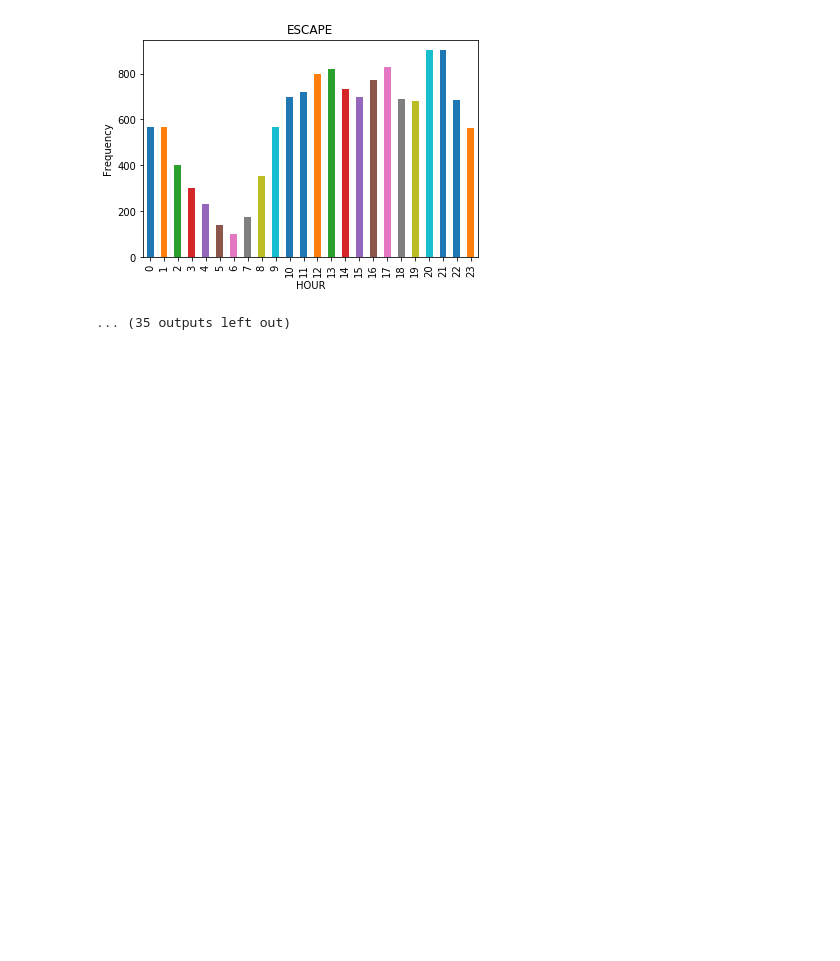
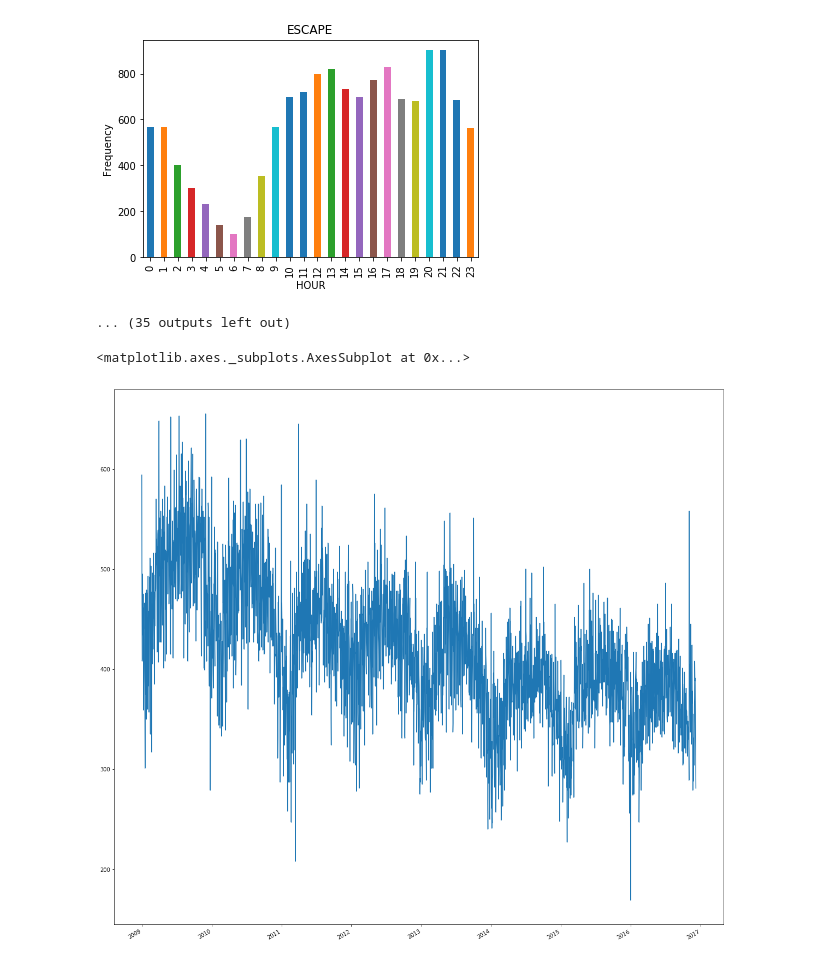
Before and after one commit to aanchalbansal/Data_analyzation, a Jupyter notebook: Detroit Crime Analysis.ipynb, the cells around one changed output. Cells and saved outputs as stored; diff of their text form; code cells hidden in the pictures; blank space fills up the shorter version.

```diff
--- a/Detroit Crime Analysis.ipynb
+++ b/Detroit Crime Analysis.ipynb
@@ -142,5 +153,13 @@ for i in df.CATEGORY.unique():
 # %%
 #df['DATE'],df['Time']=
 #x=df['INCIDENTDATE'].str.split(" ",expand=True)
-#df['DATE']=x[0]
+#df['DATE']=
+len(df['INCIDENTDATE'])
+df['DATE']=pd.to_datetime(df['INCIDENTDATE'])
 #df.DATE.value_counts().plot()
+# %%
+plt.figure(figsize=(20,20))
+df.DATE.value_counts().plot()
+# %% [output]
+<matplotlib.axes._subplots.AxesSubplot at 0x...>
+[figure, added]
```
Also changed, not shown: parts of 1 cell of this notebook.
